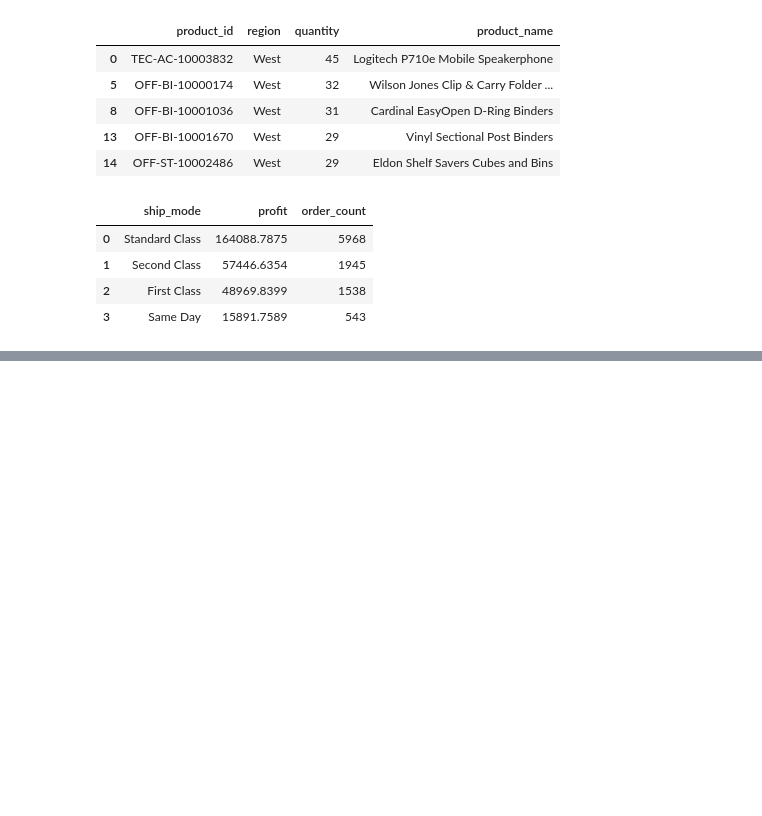
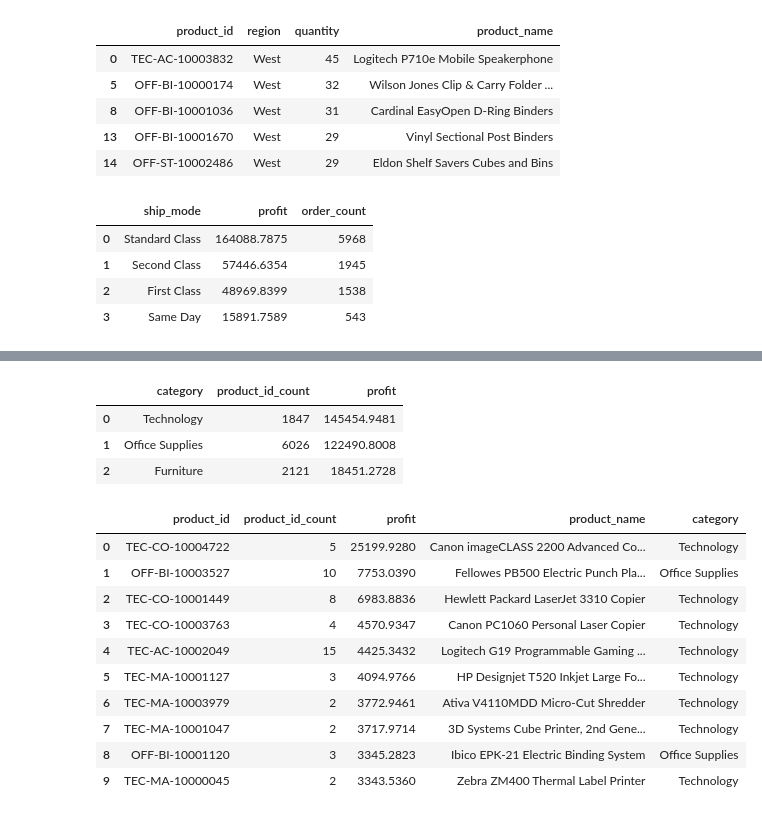
Before and after one commit to Dilcia19/superstore, a Jupyter notebook: notebooks/analysis_in_py.ipynb, the cells around one changed output, grey strips where cells are left out. Drawn from its saved outputs; the diff is of its cells as text; code cells hidden in the pictures; blank space fills up the shorter version.

Commit message:
profits by product category

```diff
--- a/notebooks/analysis_in_py.ipynb
+++ b/notebooks/analysis_in_py.ipynb
@@ -170,0 +184,29 @@ high_profit_shipping
+# %%
+# high profit products  (rank top 3, category)
+
+top_3_category_profit = store_records[['product_id', 'profit', 'product_name','category']].groupby('category').agg({'product_id':'count', 'profit':'sum'}).rename(columns={'product_id':'product_id_count'}).sort_values(by='profit', ascending=False).reset_index()
+top_3_category_profit = top_3_category_profit.iloc[0:5]
+top_3_category_profit
+# %% [output]
+|  | category | product_id_count | profit |
+| 0 | Technology | 1847 | 145454.9481 |
+| 1 | Office Supplies | 6026 | 122490.8008 |
+| 2 | Furniture | 2121 | 18451.2728 |
+# %%
+# top 10 products by overall profit
+
+top_10_sub_category_profit = store_records[['product_id', 'profit', 'product_name','category']].groupby('product_id').agg({'product_id':'count', 'profit':'sum', 'product_name':'first', 'category':'first'}).rename(columns={'product_id':'product_id_count'}).sort_values(by='profit', ascending=False).reset_index()
+top_10_sub_category_profit = top_10_sub_category_profit.iloc[0:10]
+top_10_sub_category_profit
+# %% [output]
+|  | product_id | product_id_count | profit | product_name | category |
+| 0 | TEC-CO-10004722 | 5 | 25199.9280 | Canon imageCLASS 2200 Advanced Co... | Technology |
+| 1 | OFF-BI-10003527 | 10 | 7753.0390 | Fellowes PB500 Electric Punch Pla... | Office Supplies |
+| 2 | TEC-CO-10001449 | 8 | 6983.8836 | Hewlett Packard LaserJet 3310 Copier | Technology |
+| 3 | TEC-CO-10003763 | 4 | 4570.9347 | Canon PC1060 Personal Laser Copier | Technology |
+| 4 | TEC-AC-10002049 | 15 | 4425.3432 | Logitech G19 Programmable Gaming ... | Technology |
+| 5 | TEC-MA-10001127 | 3 | 4094.9766 | HP Designjet T520 Inkjet Large Fo... | Technology |
+| 6 | TEC-MA-10003979 | 2 | 3772.9461 | Ativa V4110MDD Micro-Cut Shredder | Technology |
+| 7 | TEC-MA-10001047 | 2 | 3717.9714 | 3D Systems Cube Printer, 2nd Gene... | Technology |
+| 8 | OFF-BI-10001120 | 3 | 3345.2823 | Ibico EPK-21 Electric Binding System | Office Supplies |
+| 9 | TEC-MA-10000045 | 2 | 3343.5360 | Zebra ZM400 Thermal Label Printer | Technology |
```
Also changed, not shown: parts of 2 cells of this notebook.
